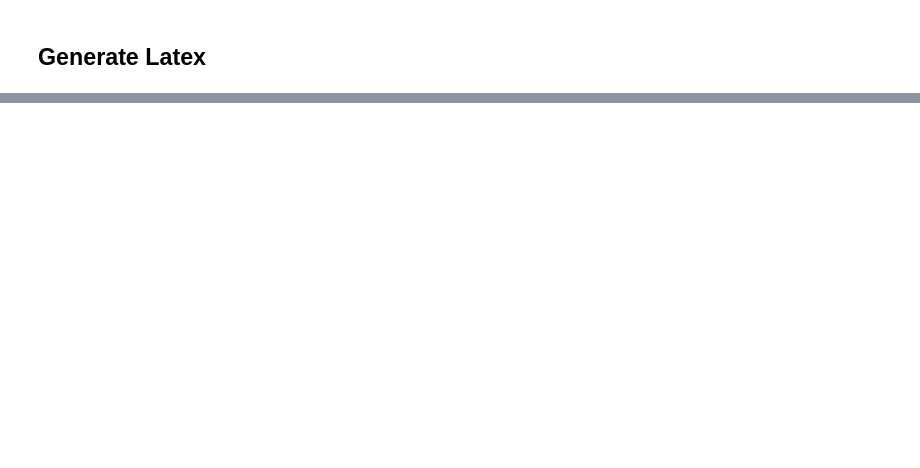
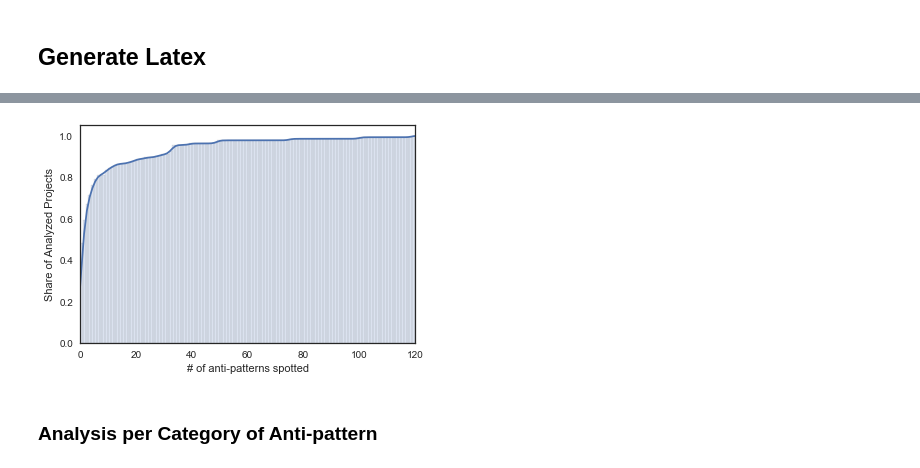
Before and after one commit to DiegoEliasCosta/spotjmhbugs, a Jupyter notebook: script/detected_bug_analysis.ipynb, the cells around one changed output, grey strips where cells are left out. Saved outputs shown, nothing was run; the diff lists cells and outputs as text; code cells hidden in the pictures; blank space fills up the shorter version.

```diff
--- a/script/detected_bug_analysis.ipynb
+++ b/script/detected_bug_analysis.ipynb
@@ -169,0 +333,15 @@ latex
+# %%
+%matplotlib inline
+
+ax = sns.distplot(df['# of AP'], kde=True, bins=range(0,122),
+             hist_kws={'edgecolor':'black', 'alpha':.2, 'cumulative':True},
+             kde_kws={'cumulative': True})
+
+plt.xlim([0,120])
+ax.set(xlabel='# of anti-patterns spotted', ylabel='Share of Analyzed Projects',)
+
+plt.savefig(os.path.join(folder, '..', 'figs', 'projects-ap-ditribution-cum.pdf'))
+# %% [output]
+[figure, added]
+# %% [markdown]
+### Analysis per Category of Anti-pattern
```
Also changed, not shown: parts of 24 cells of this notebook, 14 other files.
